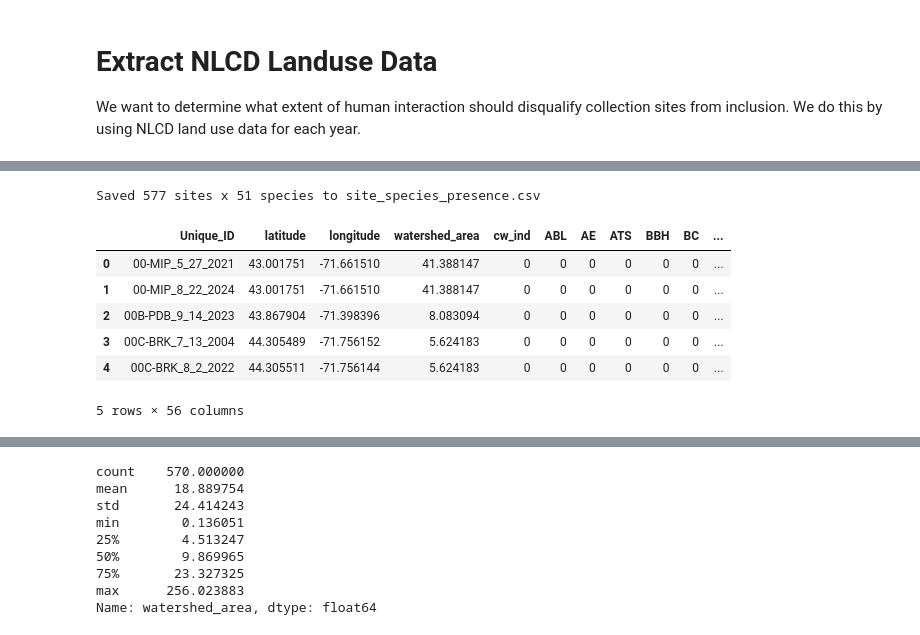
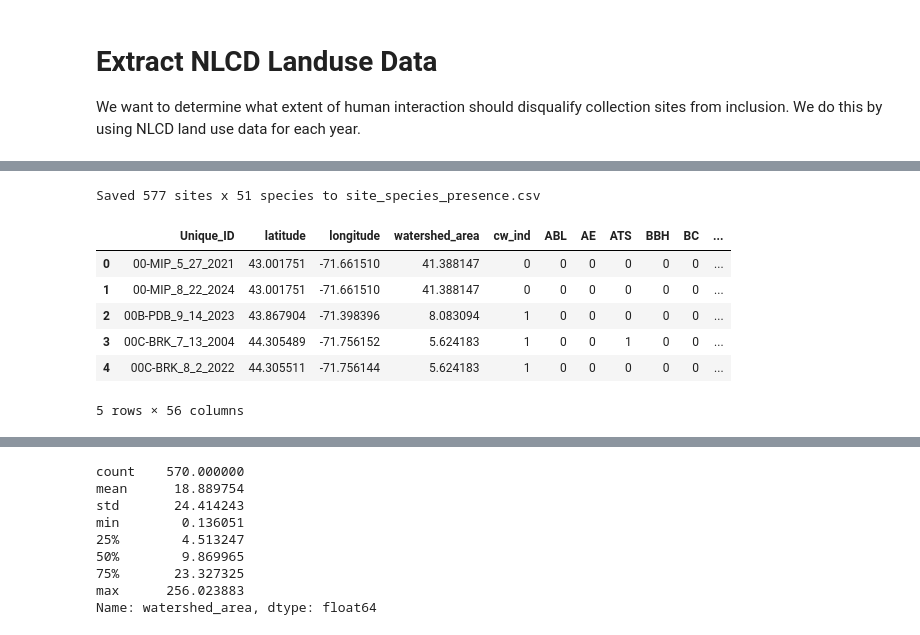
Before and after one commit to ShamSarris/nhdes-cw-stream-modelling, a Jupyter notebook: src/data_prep.ipynb, the cells around one changed output, grey strips where cells are left out. Saved outputs shown, nothing was run; the diff lists cells and outputs as text; code cells hidden in the pictures.

```diff
--- a/src/data_prep.ipynb
+++ b/src/data_prep.ipynb
@@ -163,50 +176,50 @@ cw = (
     .sum()
     .reset_index()
 )
-cw['cw_ind'] = (cw['Individuals'] >= 30).astype(int)
+cw['cw_ind'] = (cw['Individuals'] >= 1).astype(int)
 cw = cw[['Unique_ID', 'cw_ind']]
 
 # Pivot: rows = Unique_ID, columns = species abbreviations (excluding EBT and SS)
 pivot = totals.pivot_table(index='Unique_ID', columns='Abbreviation', values='Individuals', aggfunc='sum', fill_value=0)
 pivot = pivot.drop(columns=['NO FISH', 'EBT', 'SS'], errors='ignore')
 
-# Encode presence (>=30) as 1, absence (<30) as 0
+# Encode presence (>=1) as 1, absence (<1) as 0
 species_cols = pivot.columns.tolist()
-pivot[species_cols] = (pivot[species_cols] >= 30).astype(int)
+pivot[species_cols] = (pivot[species_cols] >= 1).astype(int)
 pivot = pivot.reset_index()
 
 # Lat/lon: use first recorded value per Unique_ID from fish data
 coords = (
     fish.dropna(subset=['Lat_Dec_USGS', 'Long_Dec_USGS'])
     .groupby('Unique_ID')[['Lat_Dec_USGS', 'Long_Dec_USGS']]
     .first()
     .reset_index()
     .rename(columns={'Lat_Dec_USGS': 'latitude', 'Long_Dec_USGS': 'longitude'})
 )
 
 # Watershed area: pull from shapefile-derived CSV
 area = watersheds[['Unique_ID', 'area (sq mi)']].rename(columns={'area (sq mi)': 'watershed_area'})
 area['Unique_ID'] = area['Unique_ID'].str.strip()
 
 # Merge everything together
 result = pivot.merge(coords, on='Unique_ID', how='left')
 result = result.merge(area, on='Unique_ID', how='left')
 result = result.merge(cw, on='Unique_ID', how='left')
 result['cw_ind'] = result['cw_ind'].fillna(0).astype(int)
 
 # Reorder columns: unique_id, latitude, longitude, watershed_area, cw_ind, then remaining species
 col_order = ['Unique_ID', 'latitude', 'longitude', 'watershed_area', 'cw_ind'] + species_cols
 result = result[col_order]
 
 result.to_csv('./data/site_species_presence.csv', index=False)
 print(f"Saved {len(result)} sites x {len(species_cols)} species to site_species_presence.csv")
 result.head()
 # %% [output]
 Saved 577 sites x 51 species to site_species_presence.csv
 |  | Unique_ID | latitude | longitude | watershed_area | cw_ind | ABL | AE | ATS | BBH | BC | ... |
 | 0 | 00-MIP_5_27_2021 | 43.001751 | -71.661510 | 41.388147 | 0 | 0 | 0 | 0 | 0 | 0 | ... |
 | 1 | 00-MIP_8_22_2024 | 43.001751 | -71.661510 | 41.388147 | 0 | 0 | 0 | 0 | 0 | 0 | ... |
-| 2 | 00B-PDB_9_14_2023 | 43.867904 | -71.398396 | 8.083094 | 0 | 0 | 0 | 0 | 0 | 0 | ... |
-| 3 | 00C-BRK_7_13_2004 | 44.305489 | -71.756152 | 5.624183 | 0 | 0 | 0 | 0 | 0 | 0 | ... |
-| 4 | 00C-BRK_8_2_2022 | 44.305511 | -71.756144 | 5.624183 | 0 | 0 | 0 | 0 | 0 | 0 | ... |
+| 2 | 00B-PDB_9_14_2023 | 43.867904 | -71.398396 | 8.083094 | 1 | 0 | 0 | 0 | 0 | 0 | ... |
+| 3 | 00C-BRK_7_13_2004 | 44.305489 | -71.756152 | 5.624183 | 1 | 0 | 0 | 1 | 0 | 0 | ... |
+| 4 | 00C-BRK_8_2_2022 | 44.305511 | -71.756144 | 5.624183 | 1 | 0 | 0 | 0 | 0 | 0 | ... |
 5 rows × 56 columns
```
Also changed, not shown: parts of 2 cells of this notebook, 3 other files.
